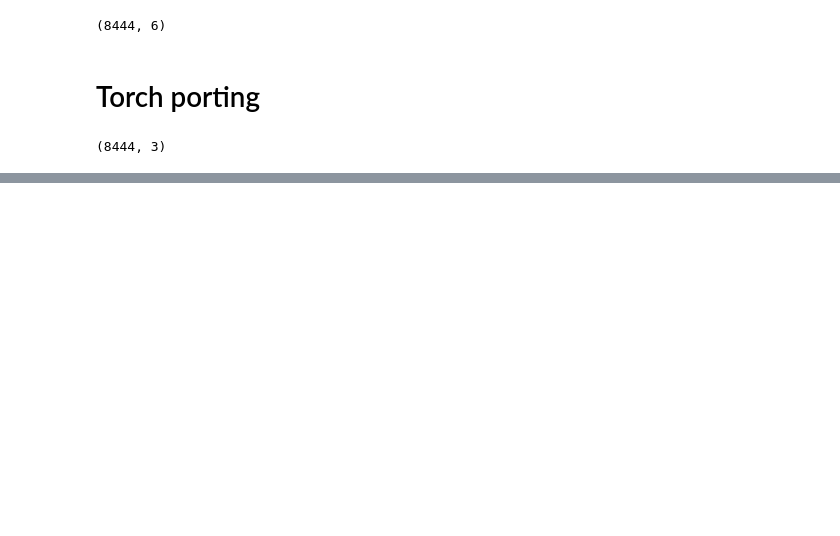
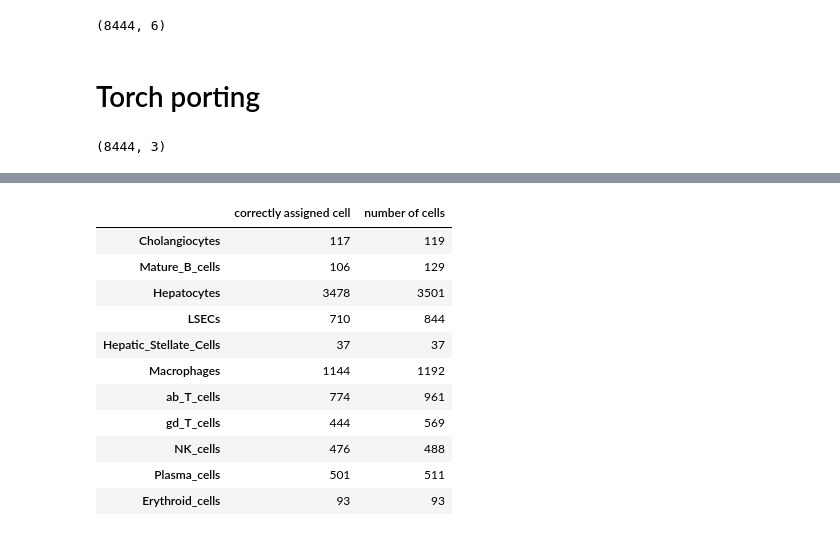
Before and after one commit to ch6845/dynamic-cell-classifier, a Jupyter notebook: 3_DCC.ipynb, the cells around one changed output, grey strips where cells are left out. Cells and saved outputs as stored; diff of their text form; code cells hidden in the pictures; blank space fills up the shorter version.

```diff
--- a/3_DCC.ipynb
+++ b/3_DCC.ipynb
@@ -517,0 +584,20 @@ optimizer = optim.Adam(model.parameters(),lr=LR)#,betas=(0.92, 0.999))
+# %%
+#
+pd.DataFrame([[np.sum((np.argmax(gamma_new.cpu().numpy(),axis=1)==i)[exp_data_meta_clusterid_clusteridunique==i]) for i in np.unique(exp_data_meta_clusterid_clusteridunique)],
+ [np.sum(exp_data_meta_clusterid_clusteridunique==i) for i in np.unique(exp_data_meta_clusterid_clusteridunique)]],
+columns=list(clustername_to_markers.keys())[:-1],
+index=['correctly assigned cell','number of cells']
+).T
+# %% [output]
+|  | correctly assigned cell | number of cells |
+| Cholangiocytes | 117 | 119 |
+| Mature_B_cells | 106 | 129 |
+| Hepatocytes | 3478 | 3501 |
+| LSECs | 710 | 844 |
+| Hepatic_Stellate_Cells | 37 | 37 |
+| Macrophages | 1144 | 1192 |
+| ab_T_cells | 774 | 961 |
+| gd_T_cells | 444 | 569 |
+| NK_cells | 476 | 488 |
+| Plasma_cells | 501 | 511 |
+| Erythroid_cells | 93 | 93 |
```
Also changed, not shown: parts of 49 cells of this notebook, 51 other files.
